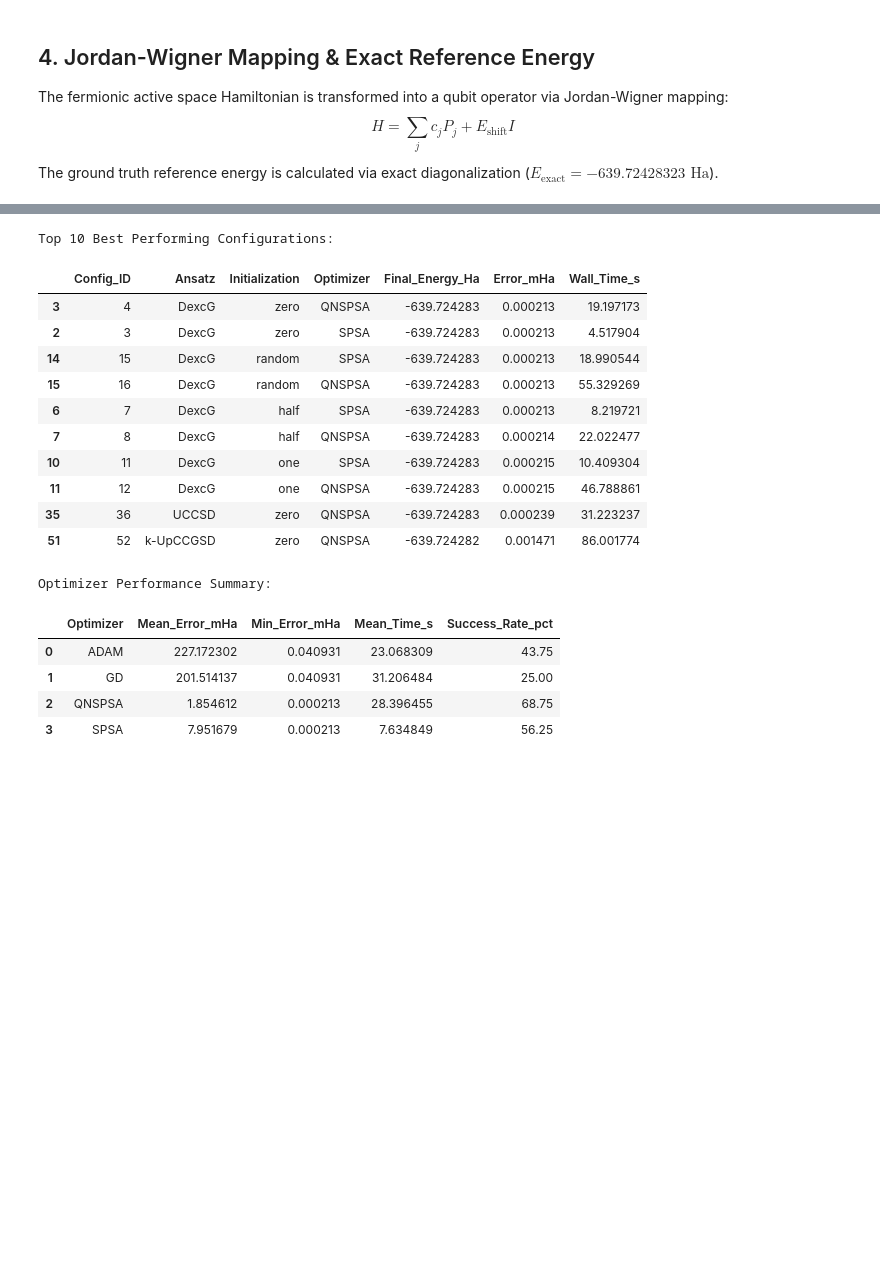
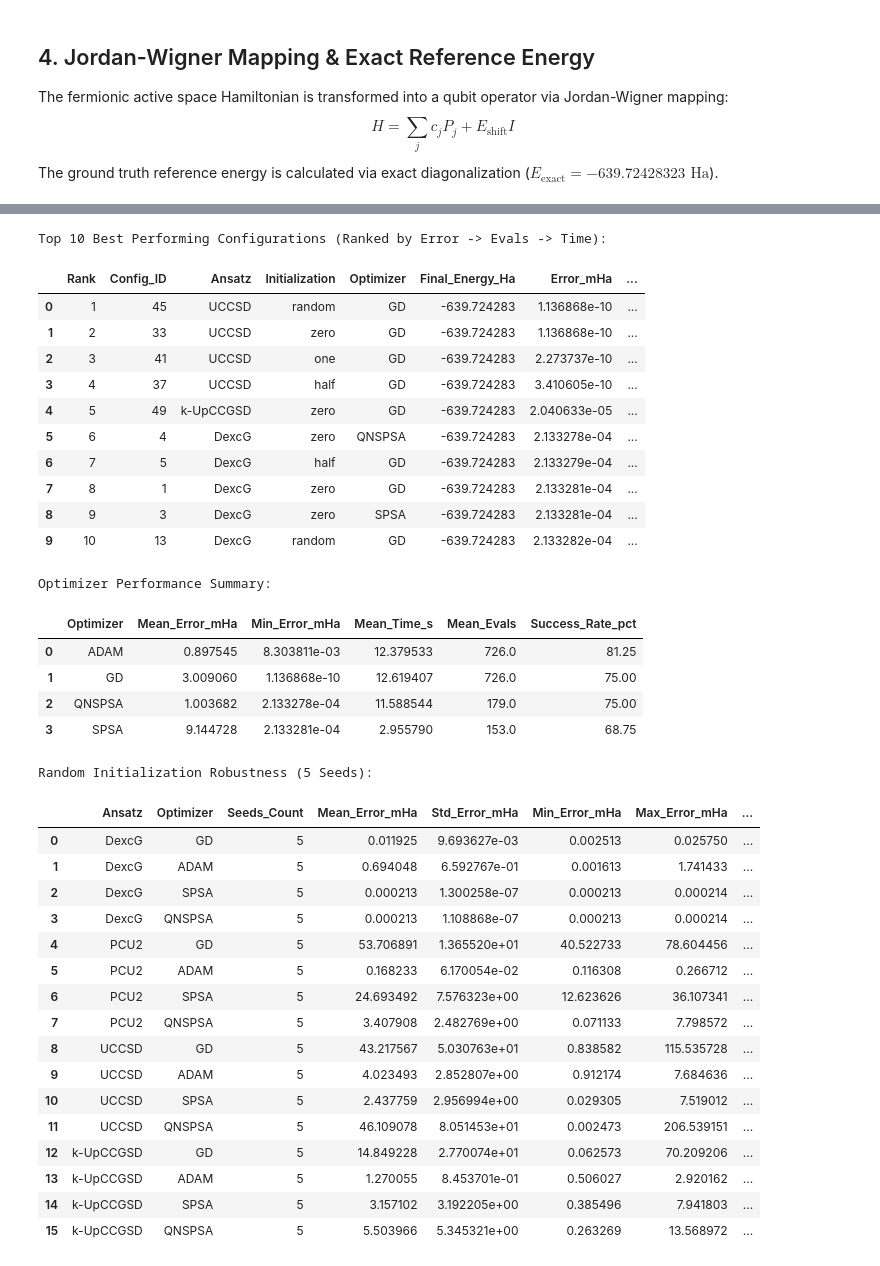
Before and after one commit to silverelloy665/VQE_QuantumDots, a Jupyter notebook: BN_QuantumDot_VQE_Benchmark.ipynb, the cells around one changed output, grey strips where cells are left out. Cells and saved outputs as stored; diff of their text form; code cells hidden in the pictures; blank space fills up the shorter version.

```diff
--- a/BN_QuantumDot_VQE_Benchmark.ipynb
+++ b/BN_QuantumDot_VQE_Benchmark.ipynb
@@ -235,7 +237,8 @@ results_df, convergence_df, meta = run_full_vqe_benchmark(
     basis=CONFIG["basis_production"],
     maxiter=CONFIG["maxiter"],
     seed=CONFIG["seed"],
-    verbose=False
+    verbose=False,
+    use_cache=True
 )
 
 print(f"Execution complete! Total runs recorded: {len(results_df)}")
@@ -261,52 +265,77 @@ We rank the configurations by accuracy, evaluate optimizer robustness, and exami
 # %%
-# Top 10 Configurations
-sorted_df = results_df.sort_values(by="Error_mHa")
-print("Top 10 Best Performing Configurations:")
-display(sorted_df.head(10)[["Config_ID", "Ansatz", "Initialization", "Optimizer", "Final_Energy_Ha", "Error_mHa", "Wall_Time_s"]])
+# Top 10 Configurations with Tie Ranking
+sorted_df = results_df.sort_values(by=["Error_mHa", "Total_Evaluations", "Wall_Time_s"]).reset_index(drop=True)
+sorted_df["Rank"] = range(1, len(sorted_df) + 1)
+print("Top 10 Best Performing Configurations (Ranked by Error -> Evals -> Time):")
+display(sorted_df.head(10)[["Rank", "Config_ID", "Ansatz", "Initialization", "Optimizer", "Final_Energy_Ha", "Error_mHa", "Pct_Corr_Recovered", "Total_Evaluations", "Wall_Time_s"]])
 
 # Optimizer Summary
 opt_summary = results_df.groupby("Optimizer").agg(
     Mean_Error_mHa=("Error_mHa", "mean"),
     Min_Error_mHa=("Error_mHa", "min"),
     Mean_Time_s=("Wall_Time_s", "mean"),
+    Mean_Evals=("Total_Evaluations", "mean"),
     Success_Rate_pct=("Error_mHa", lambda x: (x < 1.0).mean() * 100)
 ).reset_index()
 
 print("\nOptimizer Performance Summary:")
 display(opt_summary)
+
+# 5-Seed Robustness Analysis
+robustness_df = run_robustness_benchmark(basis="6-31g(d,p)", seeds=[42, 123, 456, 789, 1000], maxiter=50, use_cache=True)
+print("\nRandom Initialization Robustness (5 Seeds):")
+display(robustness_df)
 
 # Visualizations
 fig, axes = plt.subplots(1, 2, figsize=(14, 5))
 piv_err = results_df.pivot_table(index="Ansatz", columns="Optimizer", values="Error_mHa", aggfunc="min")
 piv_err.plot(kind="bar", ax=axes[0], colormap="viridis", edgecolor="black")
 axes[0].set_title("Minimum Error (mHa) by Ansatz & Optimizer", fontsize=11, fontweight="bold")
 axes[0].set_ylabel("Error (mHa)")
 axes[0].grid(axis="y", linestyle="--", alpha=0.5)
 
 piv_init = results_df.pivot_table(index="Ansatz", columns="Initialization", values="Error_mHa", aggfunc="min")
 piv_init.plot(kind="bar", ax=axes[1], colormap="plasma", edgecolor="black")
 axes[1].set_title("Minimum Error (mHa) by Initialization Strategy", fontsize=11, fontweight="bold")
 axes[1].set_ylabel("Error (mHa)")
 axes[1].grid(axis="y", linestyle="--", alpha=0.5)
 
 plt.tight_layout()
 plt.show()
 # %% [output]
-Top 10 Best Performing Configurations:
+Top 10 Best Performing Configurations (Ranked by Error -> Evals -> Time):
-|  | Config_ID | Ansatz | Initialization | Optimizer | Final_Energy_Ha | Error_mHa | Wall_Time_s |
-| 3 | 4 | DexcG | zero | QNSPSA | -639.724283 | 0.000213 | 19.197173 |
-| 2 | 3 | DexcG | zero | SPSA | -639.724283 | 0.000213 | 4.517904 |
-| 14 | 15 | DexcG | random | SPSA | -639.724283 | 0.000213 | 18.990544 |
-| 15 | 16 | DexcG | random | QNSPSA | -639.724283 | 0.000213 | 55.329269 |
-| 6 | 7 | DexcG | half | SPSA | -639.724283 | 0.000213 | 8.219721 |
-| 7 | 8 | DexcG | half | QNSPSA | -639.724283 | 0.000214 | 22.022477 |
-| 10 | 11 | DexcG | one | SPSA | -639.724283 | 0.000215 | 10.409304 |
-| 11 | 12 | DexcG | one | QNSPSA | -639.724283 | 0.000215 | 46.788861 |
-| 35 | 36 | UCCSD | zero | QNSPSA | -639.724283 | 0.000239 | 31.223237 |
-| 51 | 52 | k-UpCCGSD | zero | QNSPSA | -639.724282 | 0.001471 | 86.001774 |
+|  | Rank | Config_ID | Ansatz | Initialization | Optimizer | Final_Energy_Ha | Error_mHa | ... |
+| 0 | 1 | 45 | UCCSD | random | GD | -639.724283 | 1.136868e-10 | ... |
+| 1 | 2 | 33 | UCCSD | zero | GD | -639.724283 | 1.136868e-10 | ... |
+| 2 | 3 | 41 | UCCSD | one | GD | -639.724283 | 2.273737e-10 | ... |
+| 3 | 4 | 37 | UCCSD | half | GD | -639.724283 | 3.410605e-10 | ... |
+| 4 | 5 | 49 | k-UpCCGSD | zero | GD | -639.724283 | 2.040633e-05 | ... |
+| 5 | 6 | 4 | DexcG | zero | QNSPSA | -639.724283 | 2.133278e-04 | ... |
+| 6 | 7 | 5 | DexcG | half | GD | -639.724283 | 2.133279e-04 | ... |
+| 7 | 8 | 1 | DexcG | zero | GD | -639.724283 | 2.133281e-04 | ... |
+| 8 | 9 | 3 | DexcG | zero | SPSA | -639.724283 | 2.133281e-04 | ... |
+| 9 | 10 | 13 | DexcG | random | GD | -639.724283 | 2.133282e-04 | ... |
 Optimizer Performance Summary:
-|  | Optimizer | Mean_Error_mHa | Min_Error_mHa | Mean_Time_s | Success_Rate_pct |
-| 0 | ADAM | 227.172302 | 0.040931 | 23.068309 | 43.75 |
-| 1 | GD | 201.514137 | 0.040931 | 31.206484 | 25.00 |
-| 2 | QNSPSA | 1.854612 | 0.000213 | 28.396455 | 68.75 |
-| 3 | SPSA | 7.951679 | 0.000213 | 7.634849 | 56.25 |
+|  | Optimizer | Mean_Error_mHa | Min_Error_mHa | Mean_Time_s | Mean_Evals | Success_Rate_pct |
+| 0 | ADAM | 0.897545 | 8.303811e-03 | 12.379533 | 726.0 | 81.25 |
+| 1 | GD | 3.009060 | 1.136868e-10 | 12.619407 | 726.0 | 75.00 |
+| 2 | QNSPSA | 1.003682 | 2.133278e-04 | 11.588544 | 179.0 | 75.00 |
+| 3 | SPSA | 9.144728 | 2.133281e-04 | 2.955790 | 153.0 | 68.75 |
+Random Initialization Robustness (5 Seeds):
+|  | Ansatz | Optimizer | Seeds_Count | Mean_Error_mHa | Std_Error_mHa | Min_Error_mHa | Max_Error_mHa | ... |
+| 0 | DexcG | GD | 5 | 0.011925 | 9.693627e-03 | 0.002513 | 0.025750 | ... |
+| 1 | DexcG | ADAM | 5 | 0.694048 | 6.592767e-01 | 0.001613 | 1.741433 | ... |
+| 2 | DexcG | SPSA | 5 | 0.000213 | 1.300258e-07 | 0.000213 | 0.000214 | ... |
+| 3 | DexcG | QNSPSA | 5 | 0.000213 | 1.108868e-07 | 0.000213 | 0.000214 | ... |
+| 4 | PCU2 | GD | 5 | 53.706891 | 1.365520e+01 | 40.522733 | 78.604456 | ... |
+| 5 | PCU2 | ADAM | 5 | 0.168233 | 6.170054e-02 | 0.116308 | 0.266712 | ... |
+| 6 | PCU2 | SPSA | 5 | 24.693492 | 7.576323e+00 | 12.623626 | 36.107341 | ... |
+| 7 | PCU2 | QNSPSA | 5 | 3.407908 | 2.482769e+00 | 0.071133 | 7.798572 | ... |
+| 8 | UCCSD | GD | 5 | 43.217567 | 5.030763e+01 | 0.838582 | 115.535728 | ... |
+| 9 | UCCSD | ADAM | 5 | 4.023493 | 2.852807e+00 | 0.912174 | 7.684636 | ... |
+| 10 | UCCSD | SPSA | 5 | 2.437759 | 2.956994e+00 | 0.029305 | 7.519012 | ... |
+| 11 | UCCSD | QNSPSA | 5 | 46.109078 | 8.051453e+01 | 0.002473 | 206.539151 | ... |
+| 12 | k-UpCCGSD | GD | 5 | 14.849228 | 2.770074e+01 | 0.062573 | 70.209206 | ... |
+| 13 | k-UpCCGSD | ADAM | 5 | 1.270055 | 8.453701e-01 | 0.506027 | 2.920162 | ... |
+| 14 | k-UpCCGSD | SPSA | 5 | 3.157102 | 3.192205e+00 | 0.385496 | 7.941803 | ... |
+| 15 | k-UpCCGSD | QNSPSA | 5 | 5.503966 | 5.345321e+00 | 0.263269 | 13.568972 | ... |
```
Also changed, not shown: parts of 19 cells of this notebook, 28 other files.
